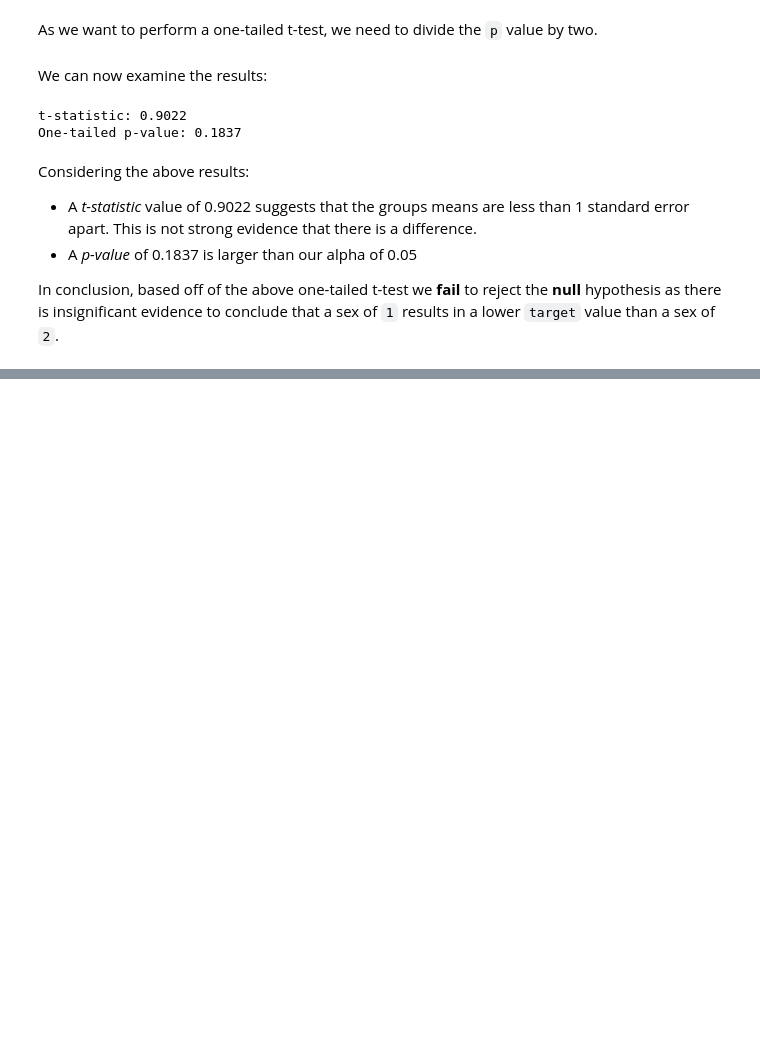
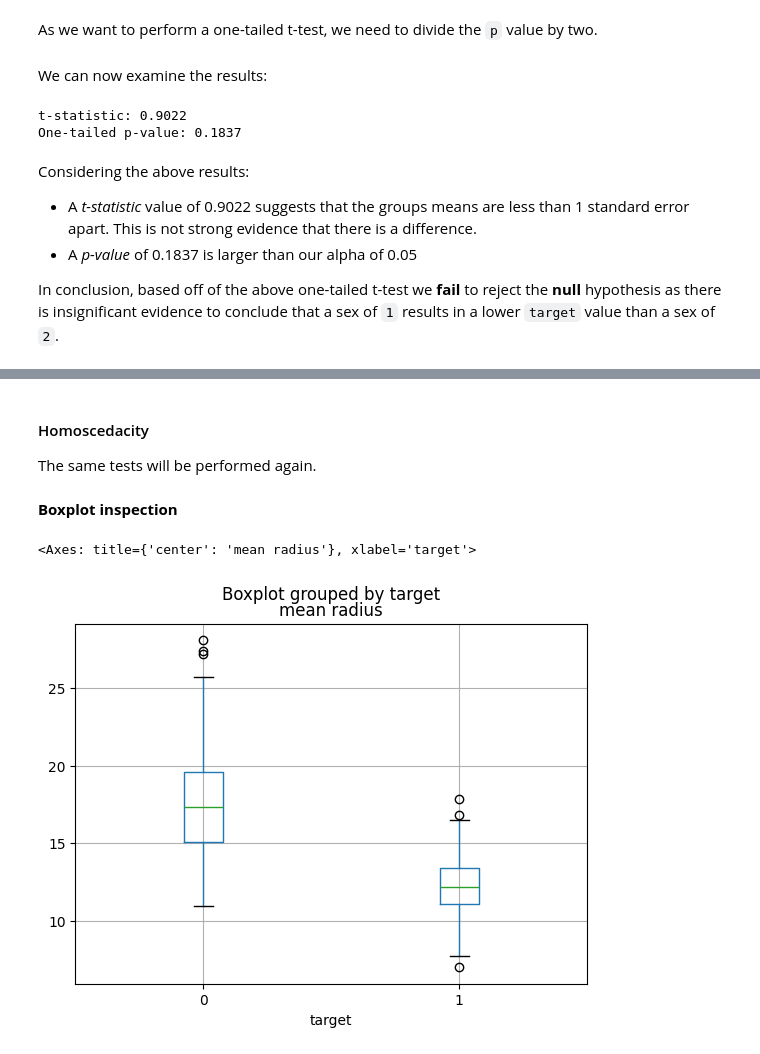
Before and after one commit to Cameron858/statistical-playground, a Jupyter notebook: notebooks/1_tailed_t.ipynb, the cells around one changed output, grey strips where cells are left out. Drawn from its saved outputs; the diff is of its cells as text; code cells hidden in the pictures; blank space fills up the shorter version.

```diff
--- a/notebooks/1_tailed_t.ipynb
+++ b/notebooks/1_tailed_t.ipynb
@@ -167,0 +233,11 @@ In conclusion, based off of the above one-tailed t-test we **fail** to reject th
+# %% [markdown]
+#### Homoscedacity
+
+The same tests will be performed again.
+# %% [markdown]
+**Boxplot inspection**
+# %%
+df.boxplot(column="mean radius", by="target")
+# %% [output]
+<Axes: title={'center': 'mean radius'}, xlabel='target'>
+[figure, added]
```
Also changed, not shown: parts of 20 cells of this notebook.
